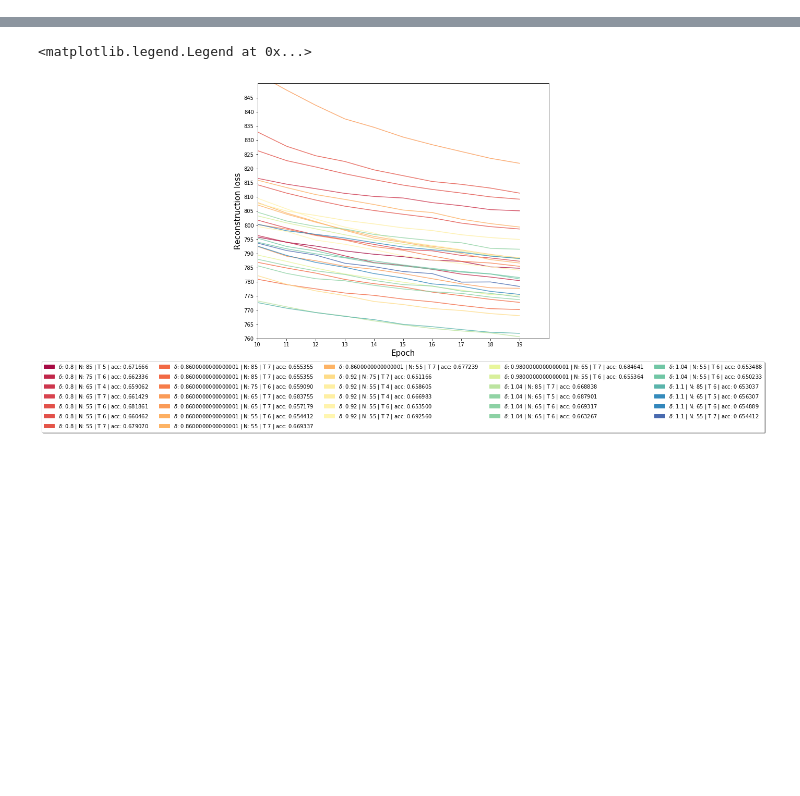
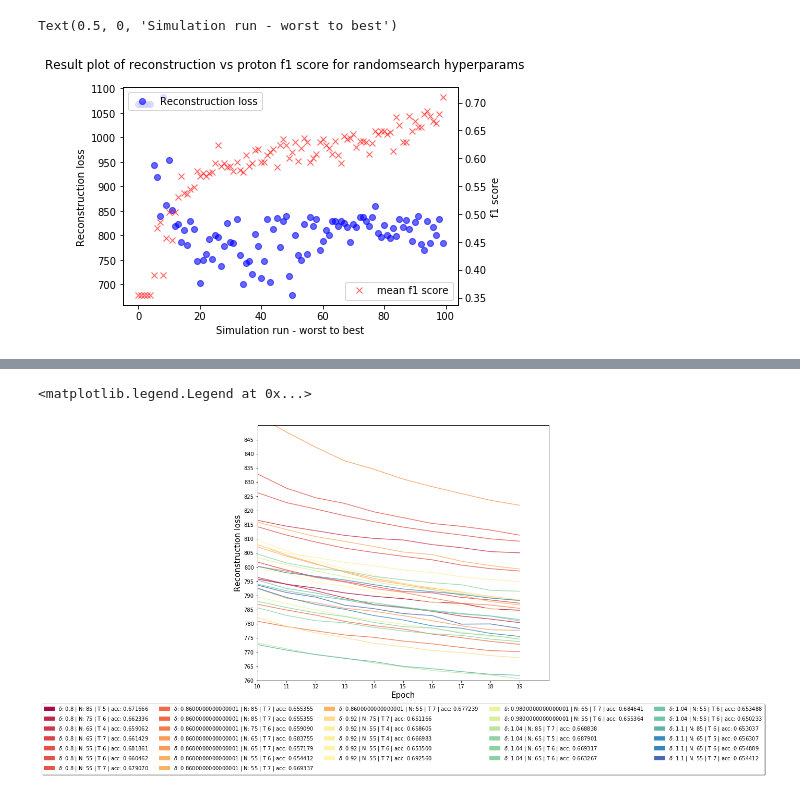
Before and after one commit to ATTPC/VAE-event-classification, a Jupyter notebook: notebooks/exploring_hyperparams.ipynb, the cells around one changed output, grey strips where cells are left out. Cells and saved outputs as stored; diff of their text form; code cells hidden in the pictures; blank space fills up the shorter version.

```diff
--- a/notebooks/exploring_hyperparams.ipynb
+++ b/notebooks/exploring_hyperparams.ipynb
@@ -42,0 +85,20 @@ array([array([0.8 , 0.86, 0.92, 0.98, 1.04, 1.1 ]),
+# %%
+fig, ax1 = plt.subplots()
+
+ax1.plot(np.arange(loss_values.shape[0]), loss_values[:, 0, -1], "bo",label="Reconstruction loss", alpha = 0.6)
+
+ax2 = ax1.twinx()
+ax2.plot(np.arange(loss_values.shape[0]), test_scores_proton, "rx", label="mean f1 score", alpha = 0.6)
+
+ax1.legend(loc=2)
+ax2.legend(loc=4)
+
+fig.suptitle("Result plot of reconstruction vs proton f1 score for randomsearch hyperparams")
+ax1.set_ylabel("Reconstruction loss")
+ax2.set_ylabel("f1 score")
+
+
+ax1.set_xlabel("Simulation run - worst to best")
+# %% [output]
+Text(0.5, 0, 'Simulation run - worst to best')
+[figure, added]
```
Also changed, not shown: parts of 13 cells of this notebook, 6 other files.
